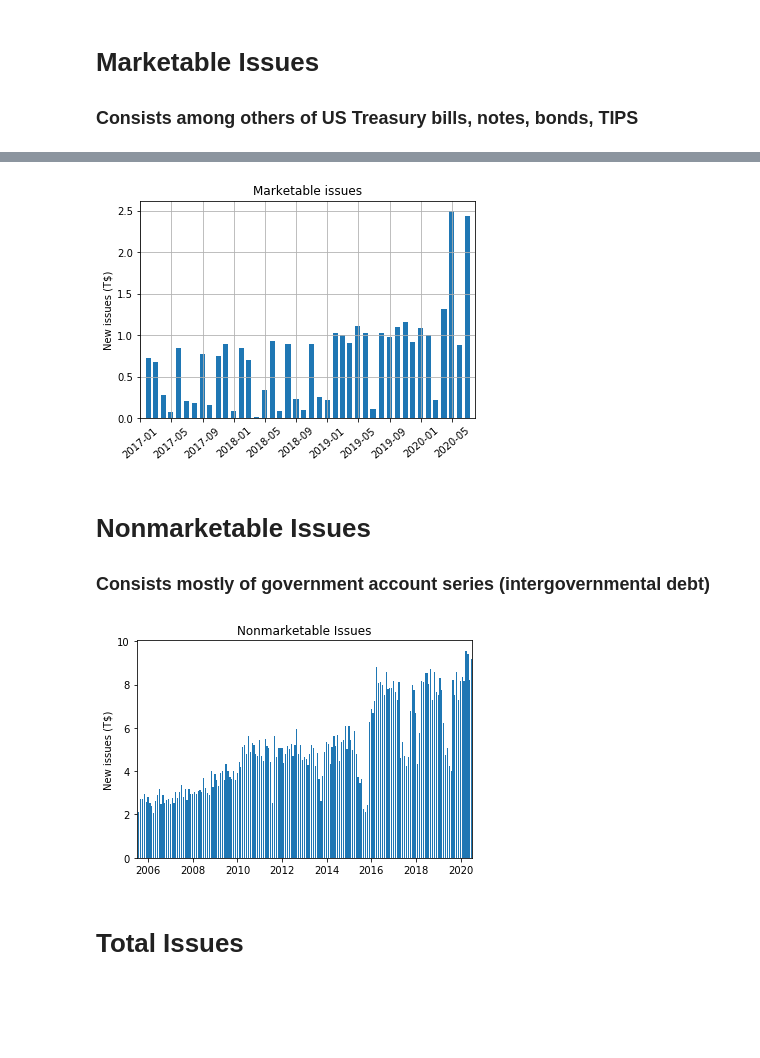
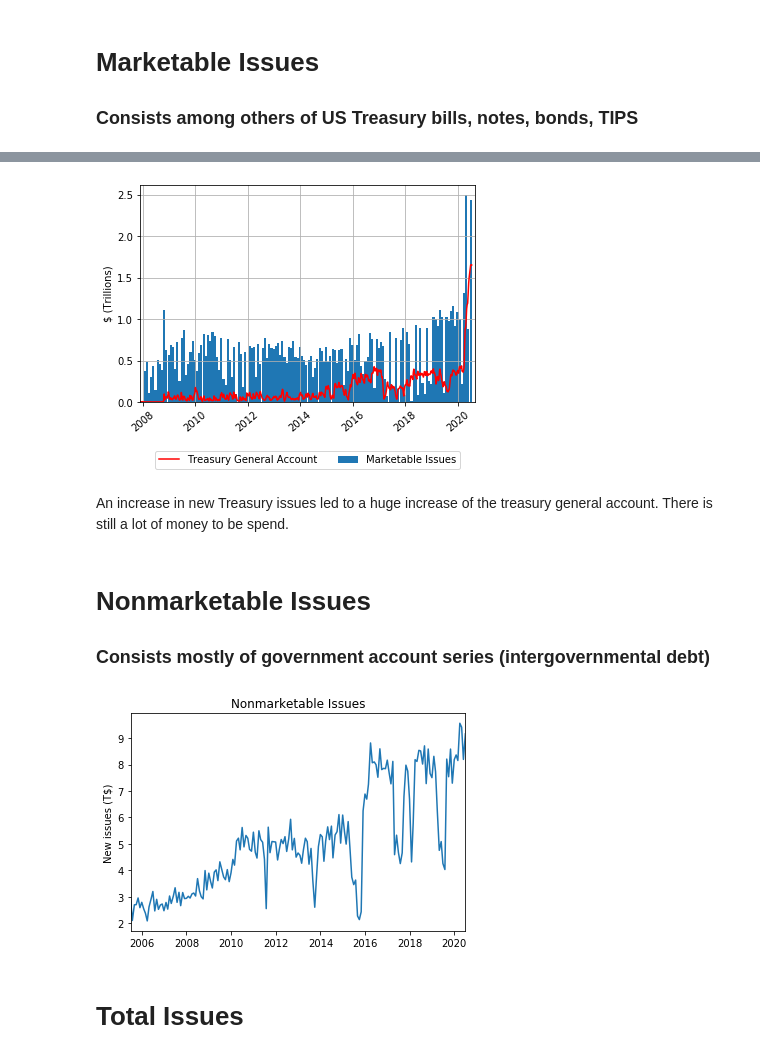
Before and after one commit to hugostuijt/US-treasury-issuance, a Jupyter notebook: US_treasury_new_issues.ipynb, the cells around one changed output, grey strips where cells are left out. Drawn from its saved outputs; the diff is of its cells as text; code cells hidden in the pictures; blank space fills up the shorter version.

```diff
--- a/US_treasury_new_issues.ipynb
+++ b/US_treasury_new_issues.ipynb
@@ -124,37 +148,41 @@ total = total.sort_index().dropna().astype(float)
 # %%
-marketable2 = marketable['2017-01-01':]
-
+marketable2 = marketable['2008-01-01':]
 
 fig, ax = plt.subplots()
 # marketable issues plot
-ax.bar(marketable2.index, marketable2['MtD'] / 1000 / 1000 , width=20)
+ax.bar(marketable2.index, marketable2['MtD'] / 1000 / 1000 , width=30, label='Marketable Issues')
 ax.xaxis_date()
-plt.xlim(marketable2.index[0] - relativedelta(months=1), marketable2.index[-1]+ relativedelta(months=1))
-plt.ylabel('New issues (T$)')
-plt.title('Marketable issues')
+plt.xlim(marketable2.index[0] - relativedelta(months=2), marketable2.index[-1]+ relativedelta(months=2))
+plt.ylabel('$ (Trillions)')
+plt.plot(ustga, color='r', label='Treasury General Account')
+#plt.title('Marketable issues')
 plt.xticks(rotation=40)
 plt.grid()
+plt.legend(loc=9, bbox_to_anchor=(0.5, -.2), ncol=2)
 
 
-
-plt.savefig(r'marketable.png', bbox_inches='tight', dpi = 400)
+plt.savefig(r'marketable.png', bbox_inches='tight', dpi=400)
 plt.show()
 # %% [output]
-[figure, old version]
+[figure, new version]
+# %% [markdown]
+An increase in new Treasury issues led to a huge increase of the treasury general account. There is still a lot of money to be spend.
 # %% [markdown]
 # Nonmarketable Issues
 ### Consists mostly of government account series (intergovernmental debt)
 # %%
 fig, ax = plt.subplots()
 #non marketable issues plot
-ax.bar(nonmarketable.index, nonmarketable['MtD'] / 1000 / 1000 , width=20)
-ax.xaxis_date()
+#ax.bar(nonmarketable.index, nonmarketable['MtD'] / 1000 / 1000 , width=20)
+#ax.xaxis_date()
+
+plt.plot(nonmarketable['MtD'] / 1000 / 1000)
 plt.xlim(nonmarketable.index[0], nonmarketable.index[-1])
 plt.ylabel('New issues (T$)')
 plt.title('Nonmarketable Issues')
 plt.show()
 # %% [output]
-[figure, old version]
+[figure, new version]
 # %% [markdown]
 # Total Issues
 # %%
```
Also changed, not shown: parts of 3 cells of this notebook.
